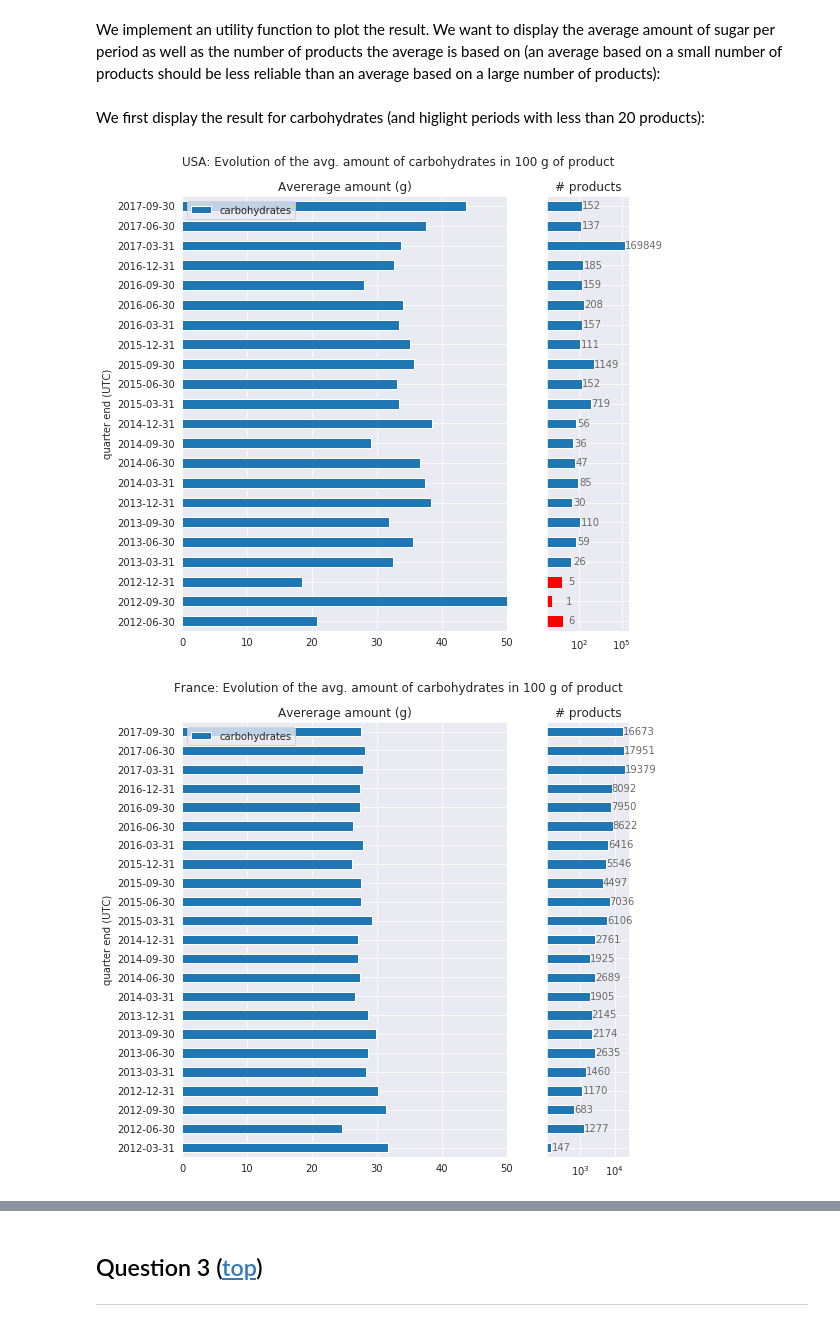
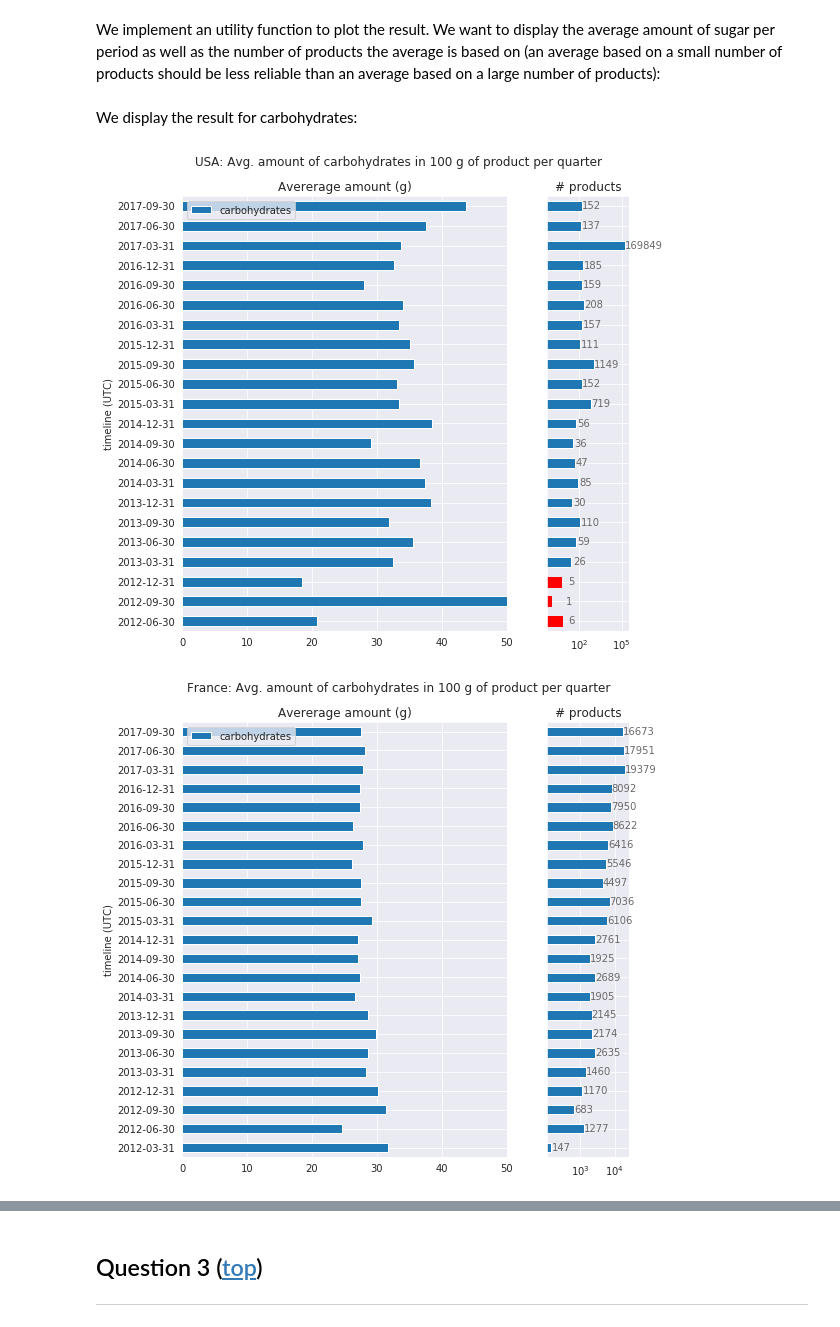
Before and after one commit to jeanrichard/epflx-adsml19-course2-project, a Jupyter notebook: course-02-project-task-b.ipynb, the cells around one changed output, grey strips where cells are left out. Drawn from its saved outputs; the diff is of its cells as text; code cells hidden in the pictures.

```diff
--- a/course-02-project-task-b.ipynb
+++ b/course-02-project-task-b.ipynb
@@ -138,7 +106,7 @@ with sns.axes_style('darkgrid'):
     sns.lineplot(x='month_end_utc', y='creators', data=df_result,
                  ax=ax, marker='o', legend=False)
     sns.regplot(x='month_end_utc_ordinal', y='creators', data=df_result,
-                ax=ax, marker='', robust=True)
+                ax=ax, marker='')
     ax.set_title('Number of unique creators per month')
     ax.set_xlabel('timeline (UTC)')
     ax.set_ylabel('creators')
@@ -219,9 +188,6 @@ columns_sugar = [
 We implement an utility function to perform the analysis:
 # %%
 def process(df: pd.DataFrame, frequency: str, columns: t.List[str]) -> pd.DataFrame:
-    """\
-    http://pandas.pydata.org/pandas-docs/stable/user_guide/timeseries.html#dateoffset-objects
-    """
     # Set the index:
     df_result = df.set_index('created_on_utc')
 
@@ -271,13 +243,10 @@ def plot_result(df: pd.DataFrame,
                 data_cols: t.List[str],
                 data_labels: t.List[str],
                 period_col: str,
-                period_label: str,
                 amount_bound: t.Tuple[float, float],
                 count_threshold: int,
                 figtitle: str,
                 figsize=(8,8)) -> None:
-    """\
-    """
     with sns.axes_style('darkgrid'):
         fig, (lax, rax) = plt.subplots(nrows=1, ncols=2, sharey=True,
                                        figsize=(8,8), gridspec_kw={'width_ratios': [4, 1]})
@@ -286,7 +255,7 @@ def plot_result(df: pd.DataFrame,
         df.plot.barh(x=period_col, y=data_cols, stacked=True,
                      ax=lax, legend=True, label=data_labels)
         lax.set_xbound(amount_bound)
-        lax.set_ylabel(period_label)
+        lax.set_ylabel('timeline (UTC)')
         lax.legend(loc='upper left')
         lax.set_title('Avererage amount (g)')
 
@@ -296,6 +265,7 @@ def plot_result(df: pd.DataFrame,
         # Set individual bar labels:
         for p in rax.patches:
             rax.text(p.get_width()+10.0, p.get_y()+.1, str(p.get_width()), color='dimgrey')
+            # Highlight low values:
             if p.get_width() < count_threshold:
                 p.set_color('red')
         rax.set_title('# products')
@@ -306,13 +276,13 @@ def plot_result(df: pd.DataFrame,
         fig.suptitle(figtitle, y=0.95)
 plt.show()
 # %% [markdown]
-We first display the result for carbohydrates (and higlight periods with less than 20 products):
+We display the result for carbohydrates:
 # %%
-plot_result(df_us_result, ['carbohydrates_100g'], ['carbohydrates'], 'q_utc','quarter end (UTC)', (0, 50), 20,
-     'USA: Evolution of the avg. amount of carbohydrates in 100 g of product')
-plot_result(df_fr_result, ['carbohydrates_100g'], ['carbohydrates'], 'q_utc','quarter end (UTC)', (0, 50), 20,
-     'France: Evolution of the avg. amount of carbohydrates in 100 g of product')
+plot_result(df_us_result, ['carbohydrates_100g'], ['carbohydrates'], 'q_utc', (0, 50), 20,
+     'USA: Avg. amount of carbohydrates in 100 g of product per quarter')
+plot_result(df_fr_result, ['carbohydrates_100g'], ['carbohydrates'], 'q_utc', (0, 50), 20,
+     'France: Avg. amount of carbohydrates in 100 g of product per quarter')
 # %% [output]
-[figure, old version]
+[figure, new version]
-[figure, old version]
+[figure, new version]
 # %% [markdown]
```
Also changed, not shown: parts of 66 cells of this notebook, 12 other files.
